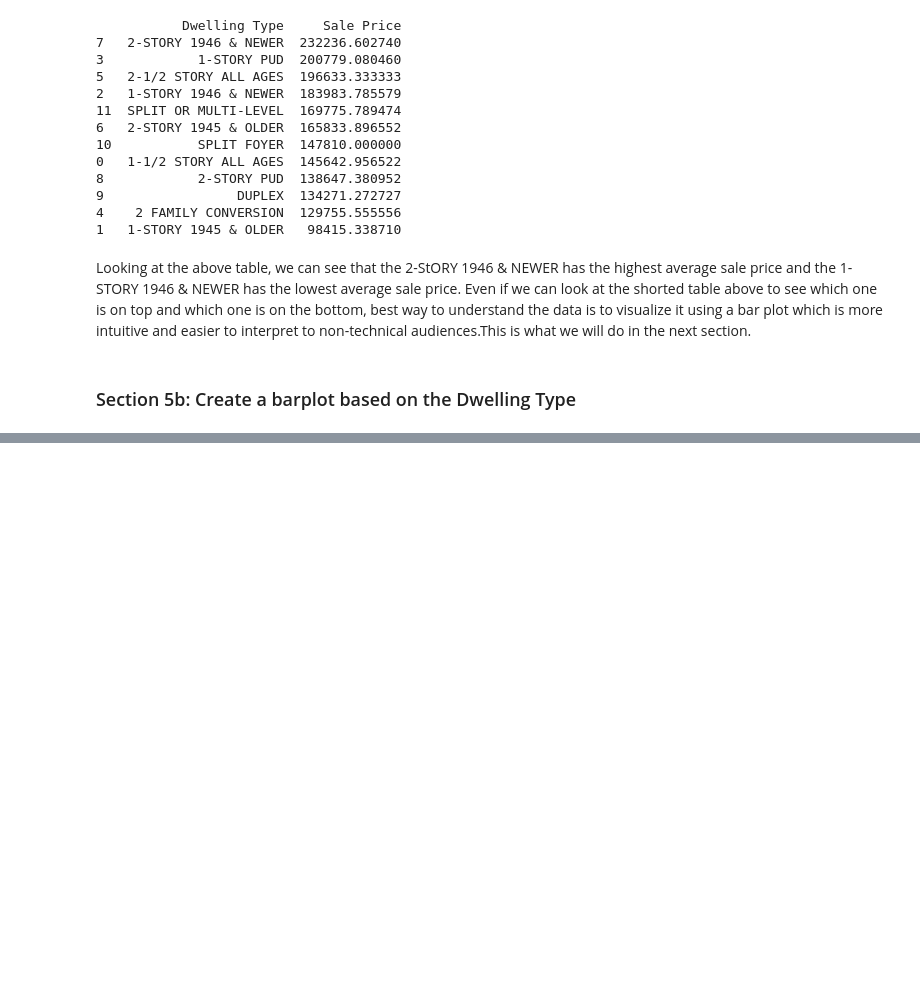
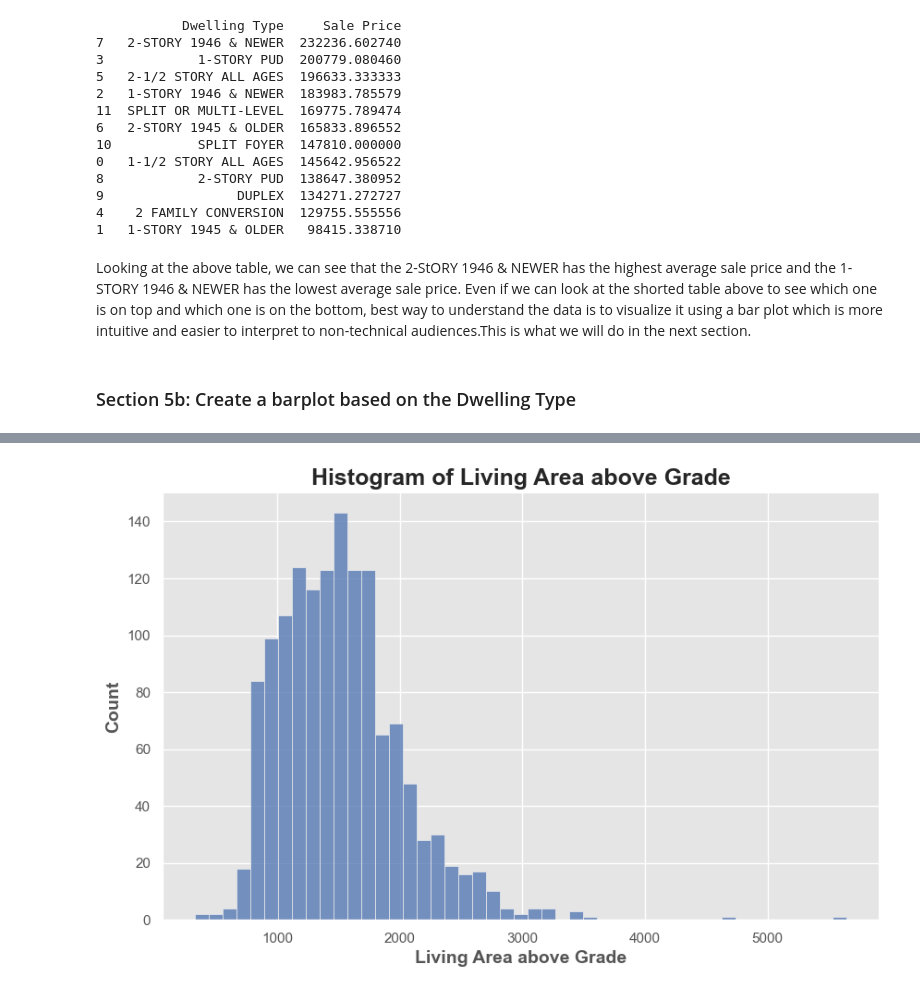
Before and after one commit to IKSHRESTHA/Data-Understanding-Assignment-MTSU, a Jupyter notebook: HW02/HW02_ShresthaK.ipynb, the cells around one changed output, grey strips where cells are left out. Cells and saved outputs as stored; diff of their text form; code cells hidden in the pictures; blank space fills up the shorter version.

```diff
--- a/HW02/HW02_ShresthaK.ipynb
+++ b/HW02/HW02_ShresthaK.ipynb
@@ -65,0 +91,9 @@ The barplot shows the average sale price for each dwelling type, sorted from hig
+# %%
+plt.figure(figsize=(10, 6))
+sns.histplot(df_realestate['Living Area Above Grade'], kde=False, color='b')
+plt.title('Histogram of Living Area above Grade', fontweight='bold', fontsize=18, horizontalalignment='center')
+plt.xlabel('Living Area above Grade', fontweight='bold', fontsize=14, horizontalalignment='center')
+plt.ylabel('Count', fontweight='bold', fontsize=14, horizontalalignment='center')
+plt.show()
+# %% [output]
+[figure, added]
```
Also changed, not shown: parts of 30 cells of this notebook.
